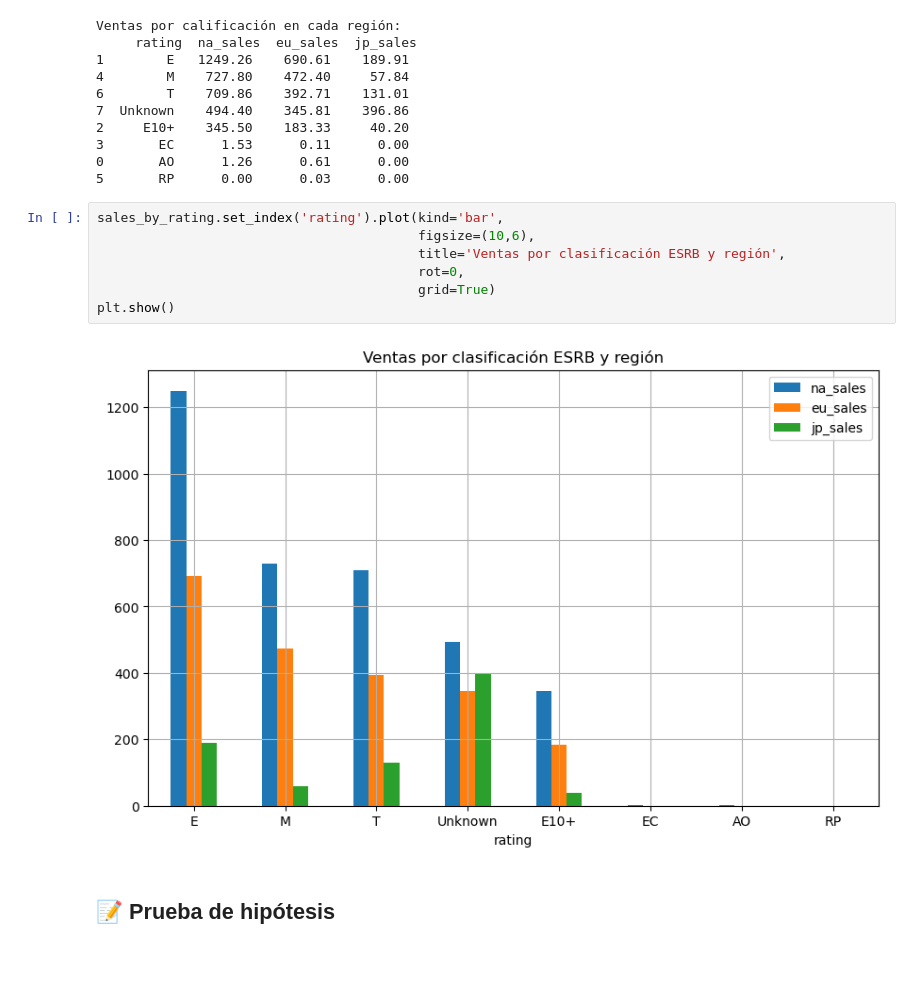
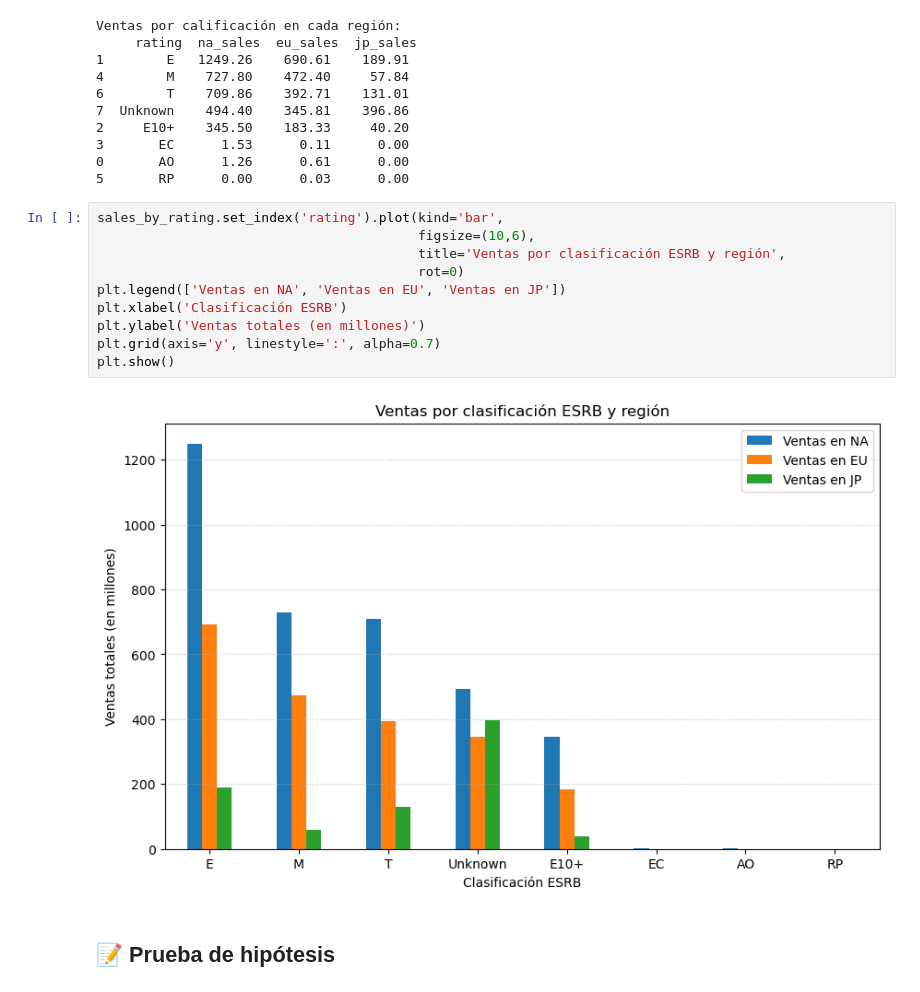
Before and after one commit to SebastianVeraM/Project_Sales_Analysis, a Jupyter notebook: Sprint6_notebook.ipynb, the cells around one changed output. Saved outputs shown, nothing was run; the diff lists cells and outputs as text; blank space fills up the shorter version.

Commit message:
File updating
Update of jupyter file. Descriptions and graphics were added to better explain and contrasts the data analysis.

```diff
--- a/Sprint6_notebook.ipynb
+++ b/Sprint6_notebook.ipynb
@@ -653,12 +652,15 @@ Ventas por calificación en cada región:
 # %%
 sales_by_rating.set_index('rating').plot(kind='bar',
                                          figsize=(10,6),
                                          title='Ventas por clasificación ESRB y región',
-                                         rot=0,
-                                         grid=True)
+                                         rot=0)
+plt.legend(['Ventas en NA', 'Ventas en EU', 'Ventas en JP'])
+plt.xlabel('Clasificación ESRB')
+plt.ylabel('Ventas totales (en millones)')
+plt.grid(axis='y', linestyle=':', alpha=0.7)
 plt.show()
 # %% [output]
-[figure, old version]
+[figure, new version]
 # %% [markdown]
 ## 📝 Prueba de hipótesis
 # %% [markdown]
```
Also changed, not shown: parts of 6 cells of this notebook.
